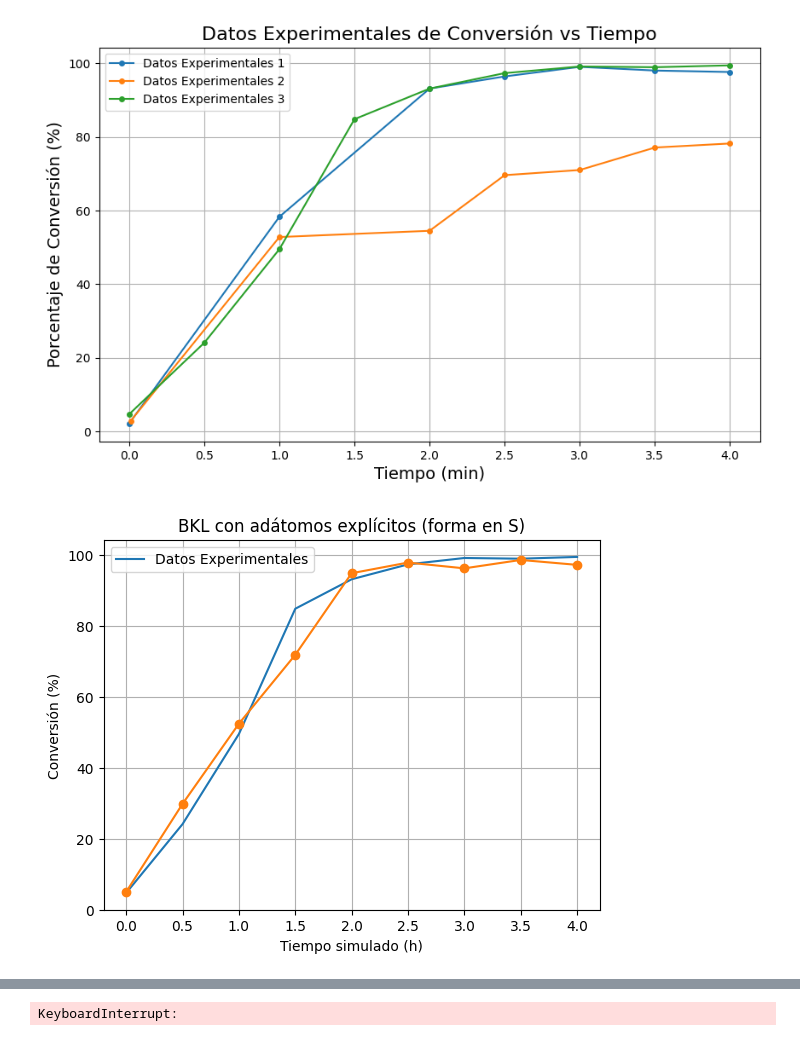
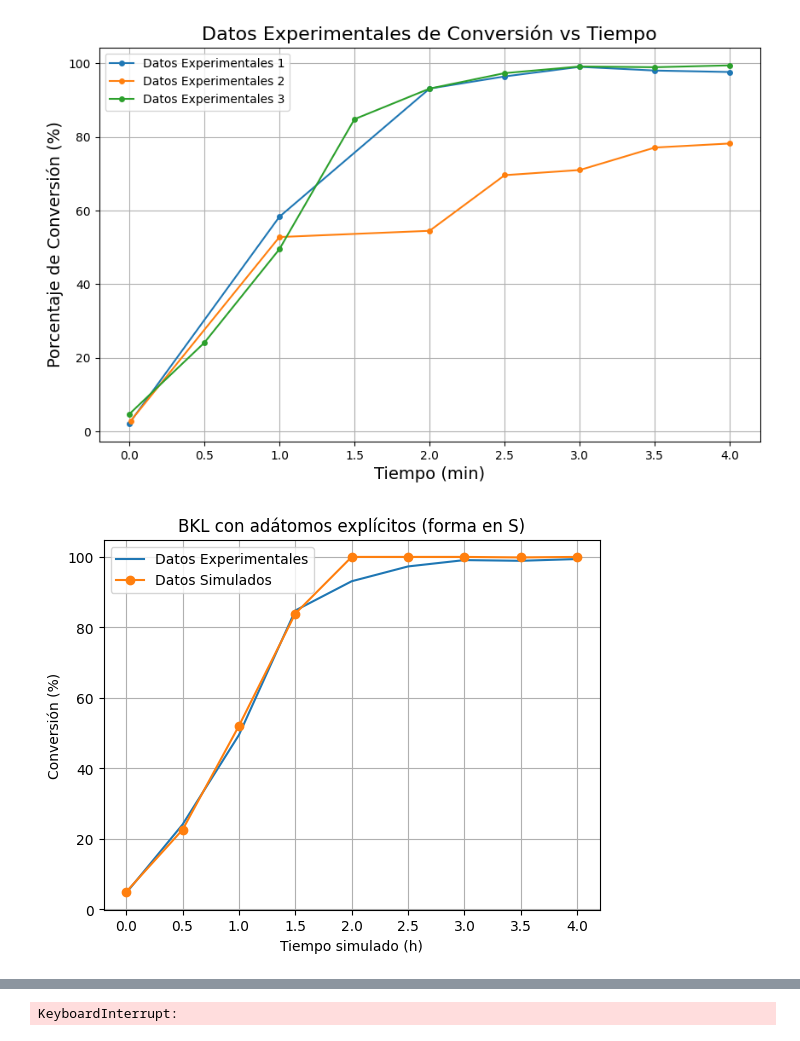
Before and after one commit to hernansalinas/00_TrabajoGradoGerman, a Jupyter notebook: Malaria/Codes/new_approx.ipynb, the cells around one changed output, grey strips where cells are left out. Drawn from its saved outputs; the diff is of its cells as text; code cells hidden in the pictures.

```diff
--- a/Malaria/Codes/new_approx.ipynb
+++ b/Malaria/Codes/new_approx.ipynb
@@ -404,38 +494,39 @@ class KMC_BKL:
 # %%
 import matplotlib.pyplot as plt
+
 
 # Lattice y parámetros
 L = LatticeSOS(size=30, seed = 25)
 L.initialize("flat")
 
 params = KMCParams(
     T=300,
-    K0_plus=23.34361252916927,
-    K_inc_plus=0.7029646720404752,
-    E_pb_over_kT=0.949849074036652,
-    phi_over_kT= 1.707150286285616,
-    delta=1.5762294117078233,
-    V=1.0,
+    K0_plus=11.671806264584635,
+    K_inc_plus=0.5069325183371898,
+    E_pb_over_kT=1.2704636027368605,
+    phi_over_kT= 1.4792478012079329,
+    delta=1.7789686274068774,
+    V=0.9943756704678864,
     C_eq=17.856385685984442,          # conv_max ~ 95 %
     S_floor=-5.0, S_ceil=8.0
 )
 
 
 kmc = KMC_BKL(L, params, N_bulk0=2000, rng_seed=123, time_scale=200.0, n_seeds=100)
 
 
 times = np.array(Experiments[2]['Tiempo'])
 snaps = kmc.run(t_end = times[-1], snapshot_times=times)
 
 
 plt.plot(Experiments[2]['Tiempo'], Experiments[2]['Porcentaje'], label='Datos Experimentales')
 plt.plot([t for t,_,_ in snaps],
-         [conv for _,_,conv in snaps], marker="o")
+         [conv for _,_,conv in snaps], marker="o", label = 'Datos Simulados')
 plt.xlabel("Tiempo simulado (h)")
 plt.ylabel("Conversión (%)")
 plt.title("BKL con adátomos explícitos (forma en S)")
 plt.legend()
 plt.grid(True)
 plt.show()
 # %% [output]
-[figure, old version]
+[figure, new version]
```
Also changed, not shown: parts of 6 cells of this notebook, 7 other files.
